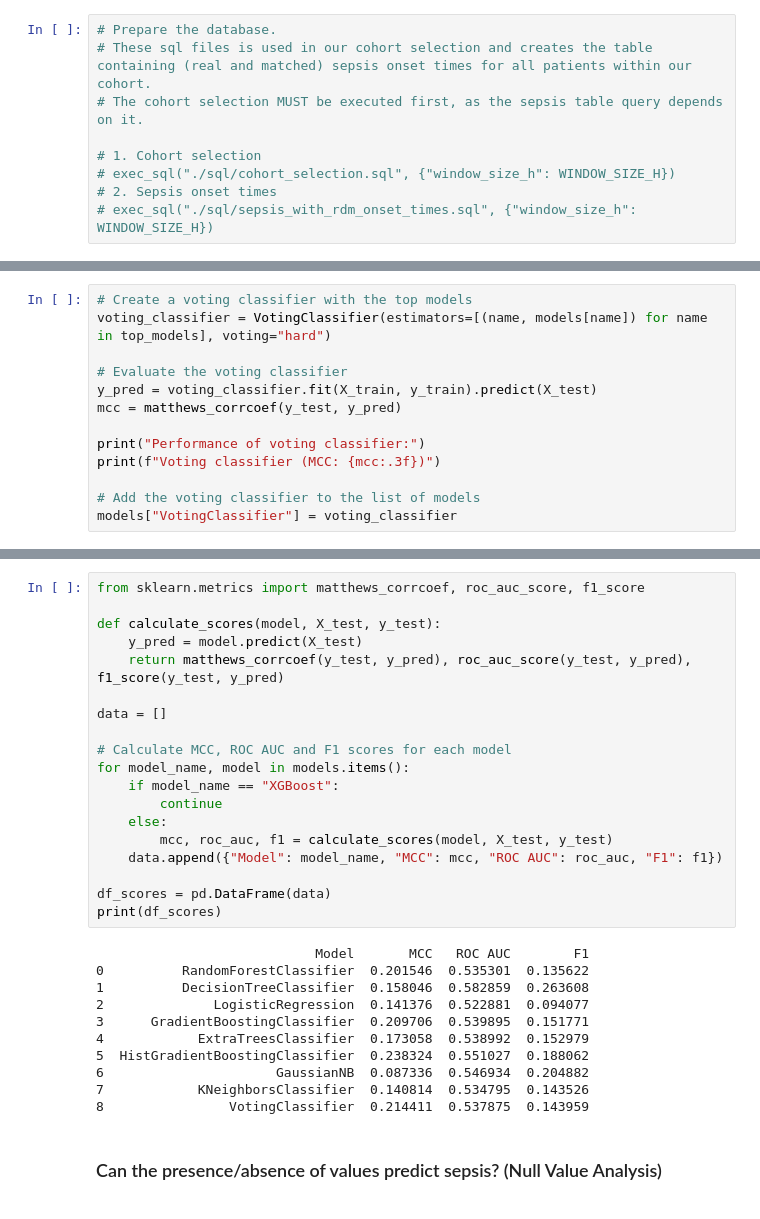
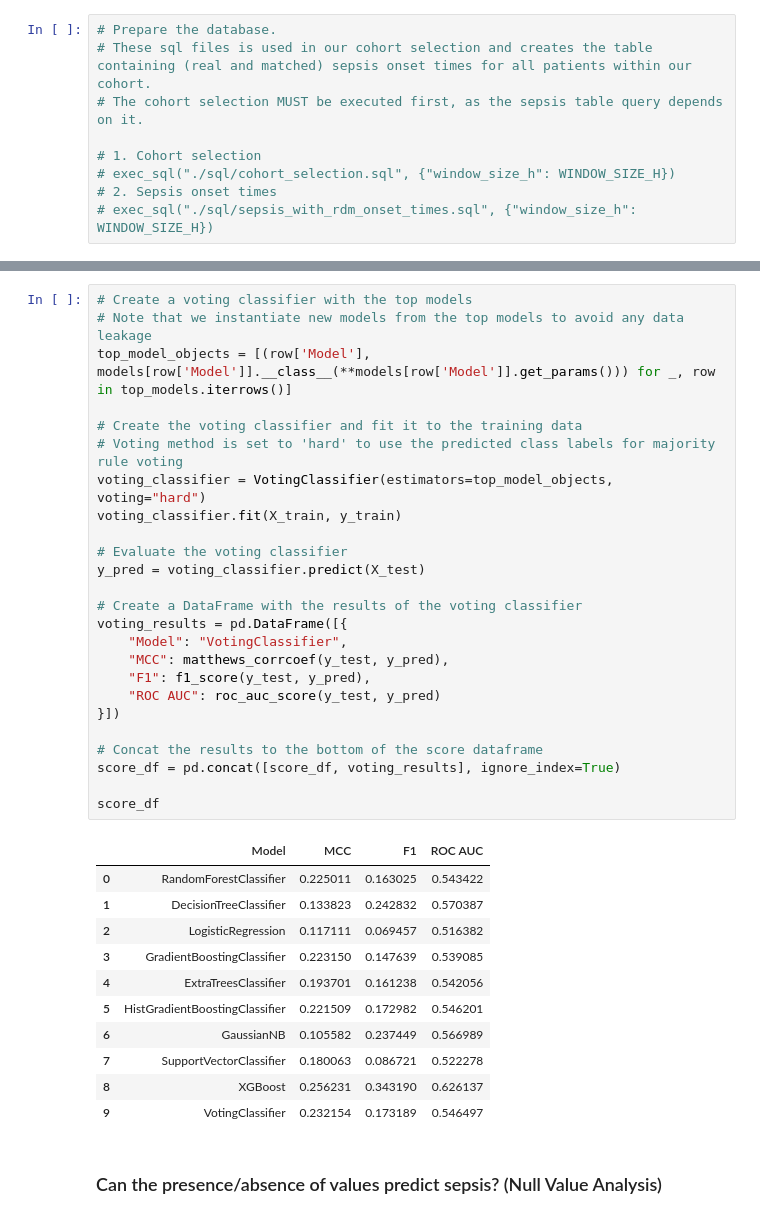
Before and after one commit to cdboer/kp-medizinische-informatik-ss23, a Jupyter notebook: ml/ml.ipynb, the cells around one changed output, grey strips where cells are left out. Saved outputs shown, nothing was run; the diff lists cells and outputs as text.

```diff
--- a/ml/ml.ipynb
+++ b/ml/ml.ipynb
@@ -414,13 +350,0 @@ DecisionTreeClassifier (MCC: 0.158)
-# %%
-# Create a voting classifier with the top models
-voting_classifier = VotingClassifier(estimators=[(name, models[name]) for name in top_models], voting="hard")
-
-# Evaluate the voting classifier
-y_pred = voting_classifier.fit(X_train, y_train).predict(X_test)
-mcc = matthews_corrcoef(y_test, y_pred)
-
-print("Performance of voting classifier:")
-print(f"Voting classifier (MCC: {mcc:.3f})")
-
-# Add the voting classifier to the list of models
-models["VotingClassifier"] = voting_classifier
@@ -430,33 +351,40 @@ Voting classifier (MCC: 0.214)
-# %%
-from sklearn.metrics import matthews_corrcoef, roc_auc_score, f1_score
-
-def calculate_scores(model, X_test, y_test):
-    y_pred = model.predict(X_test)
-    return matthews_corrcoef(y_test, y_pred), roc_auc_score(y_test, y_pred), f1_score(y_test, y_pred)
-
-data = []
-
-# Calculate MCC, ROC AUC and F1 scores for each model
-for model_name, model in models.items():
-    if model_name == "XGBoost":
-        continue
-    else:
-        mcc, roc_auc, f1 = calculate_scores(model, X_test, y_test)
-    data.append({"Model": model_name, "MCC": mcc, "ROC AUC": roc_auc, "F1": f1})
-
-df_scores = pd.DataFrame(data)
-print(df_scores)
-# %% [output]
-                            Model       MCC   ROC AUC        F1
-0          RandomForestClassifier  0.201546  0.535301  0.135622
-1          DecisionTreeClassifier  0.158046  0.582859  0.263608
-2              LogisticRegression  0.141376  0.522881  0.094077
-3      GradientBoostingClassifier  0.209706  0.539895  0.151771
-4            ExtraTreesClassifier  0.173058  0.538992  0.152979
-5  HistGradientBoostingClassifier  0.238324  0.551027  0.188062
-6                      GaussianNB  0.087336  0.546934  0.204882
-7            KNeighborsClassifier  0.140814  0.534795  0.143526
-8                VotingClassifier  0.214411  0.537875  0.143959
+# %%
+# Create a voting classifier with the top models
+# Note that we instantiate new models from the top models to avoid any data leakage
+top_model_objects = [(row['Model'], models[row['Model']].__class__(**models[row['Model']].get_params())) for _, row in top_models.iterrows()]
+
+# Create the voting classifier and fit it to the training data
+# Voting method is set to 'hard' to use the predicted class labels for majority rule voting
+voting_classifier = VotingClassifier(estimators=top_model_objects, voting="hard")
+voting_classifier.fit(X_train, y_train)
+
+# Evaluate the voting classifier
+y_pred = voting_classifier.predict(X_test)
+
+# Create a DataFrame with the results of the voting classifier
+voting_results = pd.DataFrame([{
+    "Model": "VotingClassifier",
+    "MCC": matthews_corrcoef(y_test, y_pred),
+    "F1": f1_score(y_test, y_pred),
+    "ROC AUC": roc_auc_score(y_test, y_pred)
+}])
+
+# Concat the results to the bottom of the score dataframe
+score_df = pd.concat([score_df, voting_results], ignore_index=True)
+
+score_df
+# %% [output]
+|  | Model | MCC | F1 | ROC AUC |
+| 0 | RandomForestClassifier | 0.225011 | 0.163025 | 0.543422 |
+| 1 | DecisionTreeClassifier | 0.133823 | 0.242832 | 0.570387 |
+| 2 | LogisticRegression | 0.117111 | 0.069457 | 0.516382 |
+| 3 | GradientBoostingClassifier | 0.223150 | 0.147639 | 0.539085 |
+| 4 | ExtraTreesClassifier | 0.193701 | 0.161238 | 0.542056 |
+| 5 | HistGradientBoostingClassifier | 0.221509 | 0.172982 | 0.546201 |
+| 6 | GaussianNB | 0.105582 | 0.237449 | 0.566989 |
+| 7 | SupportVectorClassifier | 0.180063 | 0.086721 | 0.522278 |
+| 8 | XGBoost | 0.256231 | 0.343190 | 0.626137 |
+| 9 | VotingClassifier | 0.232154 | 0.173189 | 0.546497 |
 # %% [markdown]
 ### Can the presence/absence of values predict sepsis? (Null Value Analysis)
 # %%
```
Also changed, not shown: parts of 35 cells of this notebook, 10 other files.
